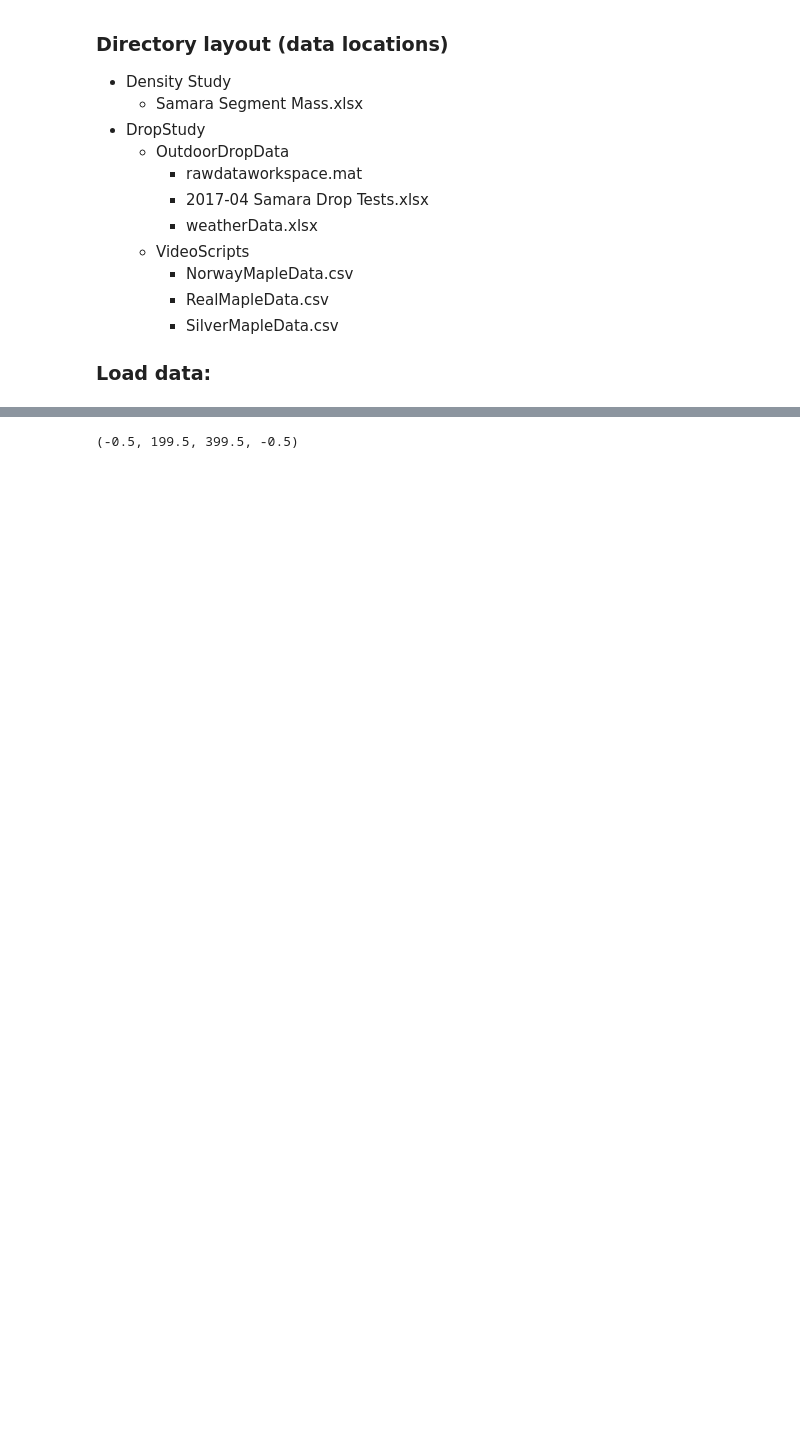
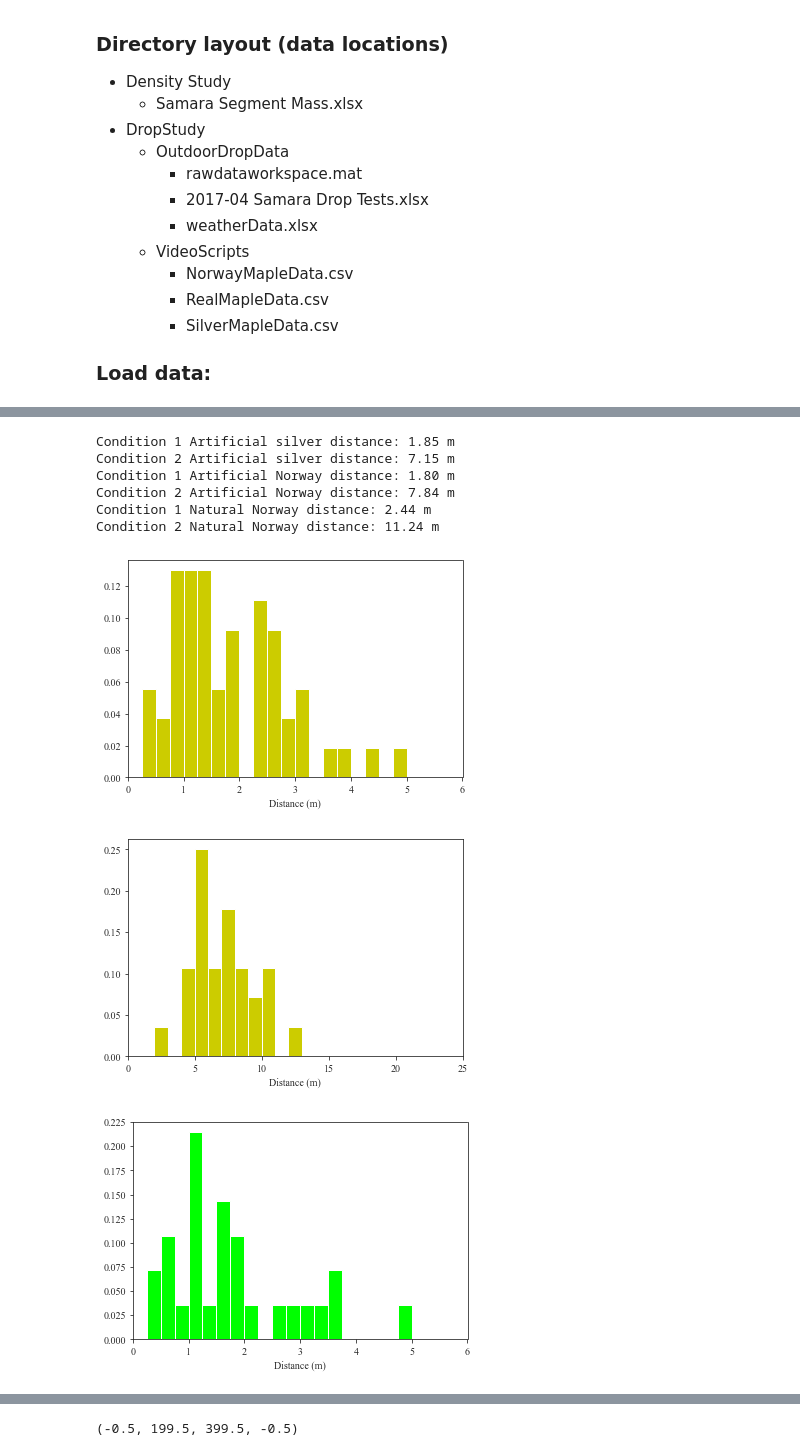
Before and after one commit to RossDynamics/team-samara, a Jupyter notebook: AllDataViz.ipynb, the cells around one changed output, grey strips where cells are left out. Cells and saved outputs as stored; diff of their text form; code cells hidden in the pictures; blank space fills up the shorter version.

```diff
--- a/AllDataViz.ipynb
+++ b/AllDataViz.ipynb
@@ -731,0 +592,5 @@ ValueError: The number of derivatives at boundaries does not match: expected 3,
+# %%
+for (stype, trialtimes) in zip(['Artificial silver', 'Artificial Norway', 'Natural Norway'], [STrialTimes, NTrialTimes, RTrialTimes]):
+    for t in range(4):
+        if len(trialtimes[t])>0:
+            print(f'Trial {t} {stype} time: {np.mean(trialtimes[t]):4.2f}')
@@ -731,0 +606,33 @@ ValueError: The number of derivatives at boundaries does not match: expected 3,
+# %%
+namelist = ['Artificial silver', 'Artificial Norway', 'Natural Norway']
+colorlist = [np.array([[0.8,0.8,0]]), np.array([[0,1,0]]), 0.9*np.array([[1,165/255,0]])]
+distlista = [STrialDists[:2], NTrialDists[:2], RTrialDists[:2]]
+distlistb = [STrialDists[2:], NTrialDists[2:], RTrialDists[2:]]
+for (stype, color, dista, distb) in zip(namelist, colorlist, distlista, distlistb):
+    templist = []
+    for t in range(2):
+        dists = dista[t] + distb[t]
+        print(f'Condition {t+1} {stype} distance: {np.mean(dists):4.2f} m')
+        plt.figure()
+        weights = np.ones((len(dists),))*1/len(dists)
+        if t == 0:
+            bins = 24
+            xran = [0, 6]
+        else:
+            bins = 25
+            xran = [0, 25]
+        plt.hist(dists, weights=weights, bins=bins, range=xran, color=color)
+        plt.xlim(xran)
+        plt.xlabel('Distance (m)')
+        plt.savefig(f'./Figures/hist-{stype}-group{t+1}.eps', transparent=True, bbox_inches=0)
+        plt.savefig(f'./Figures/hist-{stype}-group{t+1}.png', dpi=300, transparent=True, bbox_inches=0)
+# %% [output]
+Condition 1 Artificial silver distance: 1.85 m
+Condition 2 Artificial silver distance: 7.15 m
+Condition 1 Artificial Norway distance: 1.80 m
+Condition 2 Artificial Norway distance: 7.84 m
+Condition 1 Natural Norway distance: 2.44 m
+Condition 2 Natural Norway distance: 11.24 m
+[figure, added]
+[figure, added]
+[figure, added]
```
Also changed, not shown: parts of 17 cells of this notebook, 52 other files.
